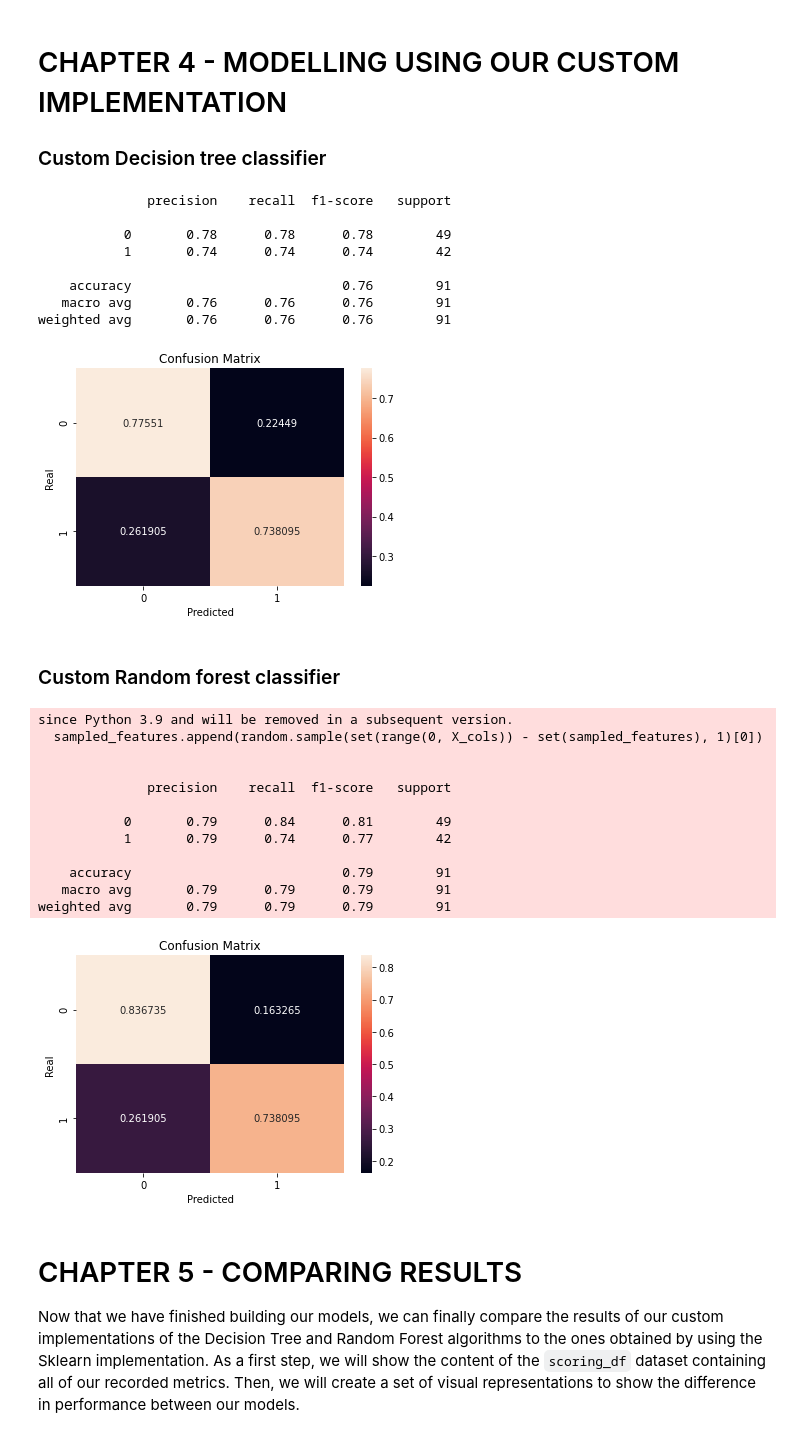
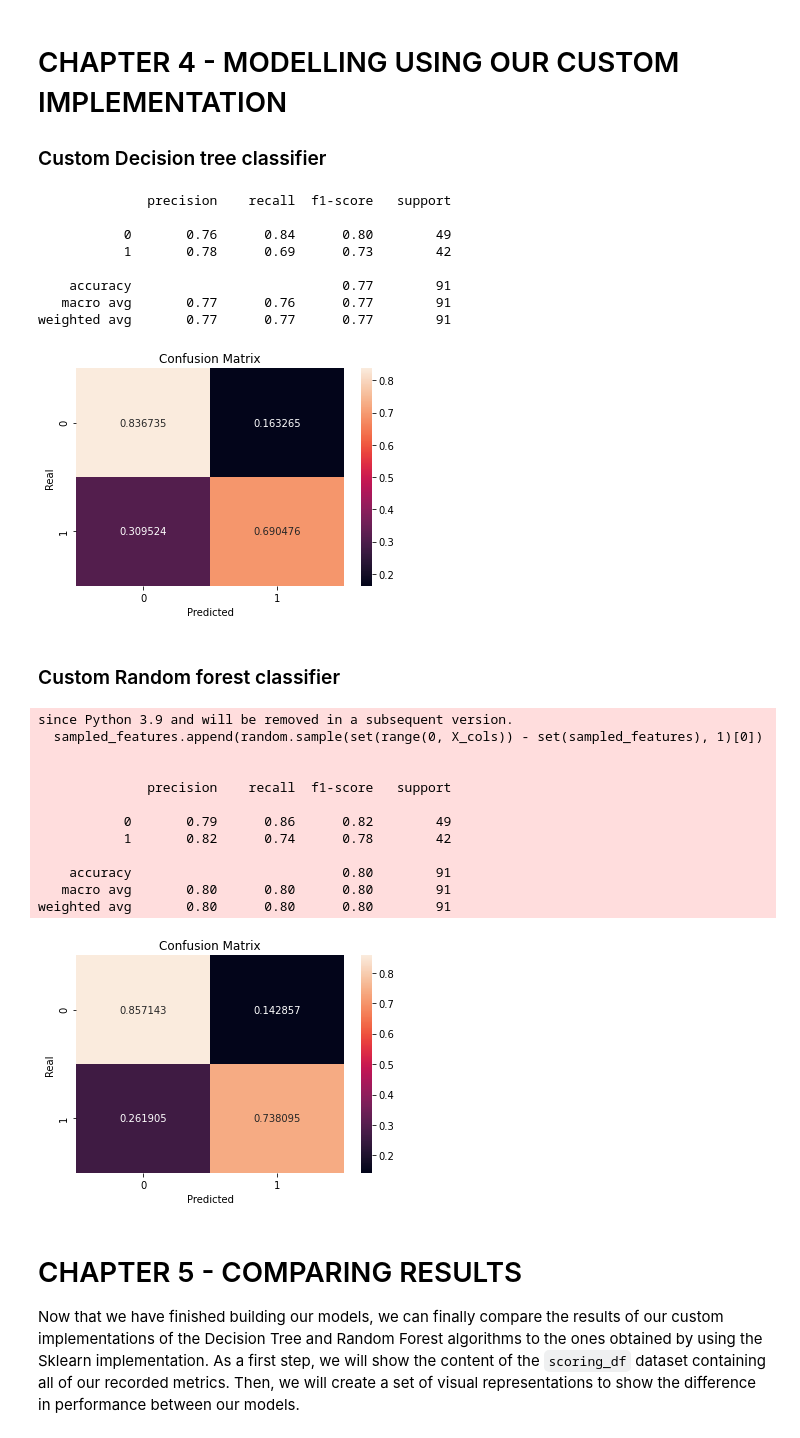
Before and after one commit to iberius96/Classification-task-for-heart-condition, a Jupyter notebook: main.ipynb, the cells around one changed output. Cells and saved outputs as stored; diff of their text form; code cells hidden in the pictures.

```diff
--- a/main.ipynb
+++ b/main.ipynb
@@ -1360,7 +1355,10 @@ def score_model(*,
     y_predict = model.predict_proba(X)
     class_report = classification_report(y, np.around(y_predict[:, 1]), output_dict=True)
 
-    row = [library_name, algorithm_name, 'Pruned' if pruned else 'Not Pruned', class_report.get('accuracy'), fit_time]
+    row = [library_name,
+           algorithm_name,
+           'Pruned' if pruned else 'Not Pruned',
+           class_report.get('accuracy'), fit_time]
 
     for i in ['0', '1', 'macro avg', 'weighted avg']:
         row += [class_report.get(i).get('precision'),
@@ -1493,13 +1504,22 @@ weighted avg       0.72      0.73      0.73        91
 # %% [markdown]
 ### Sklearn Random Forest
 # %%
+'''start_time = time.time()
+sklearn_forest = RandomForestClassifier(random_state=42)
+sklearn_forest.fit(X_train_SMOTE, y_train_SMOTE.to_numpy().flatten())
+end_time = time.time() - start_time
+
+score_model(model = sklearn_forest,
+            X = X_test,
+            y = y_test,
+            library_name = 'Sklearn',
+            algorithm_name = 'Random Forest (Not tuned)',
+            fit_time = end_time)'''
+
+# Tuned Random Forest
 sklearn_forest_grid = {
-    'bootstrap': [True],
-    'max_depth': [None, 80, 90, 100],
-    'max_features': [2, 'sqrt'],
-    'min_samples_leaf': [3, 4, 5],
-    'min_samples_split': [8, 10, 12],
-    'n_estimators': [100, 200, 300]
+    'max_features': range(4,21),
+    'n_estimators': [100, 200, 300, 400]
 }
 
 sklearn_forest_params = get_best_estimator(_param_grid = sklearn_forest_grid,
@@ -1543,30 +1559,56 @@ weighted avg       0.82      0.81      0.81        91
 
 ### Custom Decision tree classifier
 # %%
+'''start_time = time.time()
+custom_tree = CustomDecisionTreeClassifier()
+custom_tree.fit(X_train_SMOTE, y_train_SMOTE)
+end_time = time.time() - start_time
+
+score_model(model = custom_tree,
+            X = X_test,
+            y = y_test,
+            library_name = 'Custom',
+            algorithm_name = 'CART (Not tuned)',
+            fit_time = end_time)'''
+
+# Tuned Decision Tree
 start_time = time.time()
 custom_tree = CustomDecisionTreeClassifier(**sklearn_tree_params)
 custom_tree.fit(X_train_SMOTE, y_train_SMOTE)
 end_time = time.time() - start_time
 
 score_model(model = custom_tree,
             X = X_test,
             y = y_test,
             library_name = 'Custom',
             algorithm_name = 'CART',
             fit_time = end_time)
 # %% [output]
               precision    recall  f1-score   support
 
-           0       0.78      0.78      0.78        49
-           1       0.74      0.74      0.74        42
+           0       0.76      0.84      0.80        49
+           1       0.78      0.69      0.73        42
 
-    accuracy                           0.76        91
-   macro avg       0.76      0.76      0.76        91
-weighted avg       0.76      0.76      0.76        91
+    accuracy                           0.77        91
+   macro avg       0.77      0.76      0.77        91
+weighted avg       0.77      0.77      0.77        91
-[figure, old version]
+[figure, new version]
 # %% [markdown]
 ### Custom Random forest classifier
 # %%
+'''start_time = time.time()
+custom_forest = CustomRandomForestClassifier()
+custom_forest.fit(X_train_SMOTE, y_train_SMOTE)
+end_time = time.time() - start_time
+
+score_model(model = custom_forest,
+            X = X_test,
+            y = y_test,
+            library_name = 'Custom',
+            algorithm_name = 'Random Forest (Not tuned)',
+            fit_time = end_time)'''
+
+# Tuned Random Forest
 start_time = time.time()
 custom_forest = CustomRandomForestClassifier(**sklearn_forest_params)
 custom_forest.fit(X_train_SMOTE, y_train_SMOTE)
@@ -1585,13 +1627,13 @@ since Python 3.9 and will be removed in a subsequent version.
 
               precision    recall  f1-score   support
 
-           0       0.79      0.84      0.81        49
-           1       0.79      0.74      0.77        42
+           0       0.79      0.86      0.82        49
+           1       0.82      0.74      0.78        42
 
-    accuracy                           0.79        91
-   macro avg       0.79      0.79      0.79        91
-weighted avg       0.79      0.79      0.79        91
+    accuracy                           0.80        91
+   macro avg       0.80      0.80      0.80        91
+weighted avg       0.80      0.80      0.80        91
-[figure, old version]
+[figure, new version]
 # %% [markdown]
 # CHAPTER 5 - COMPARING RESULTS <a class="anchor" id="5"></a>
 
```
Also changed, not shown: parts of 12 cells of this notebook, 2 other files.
